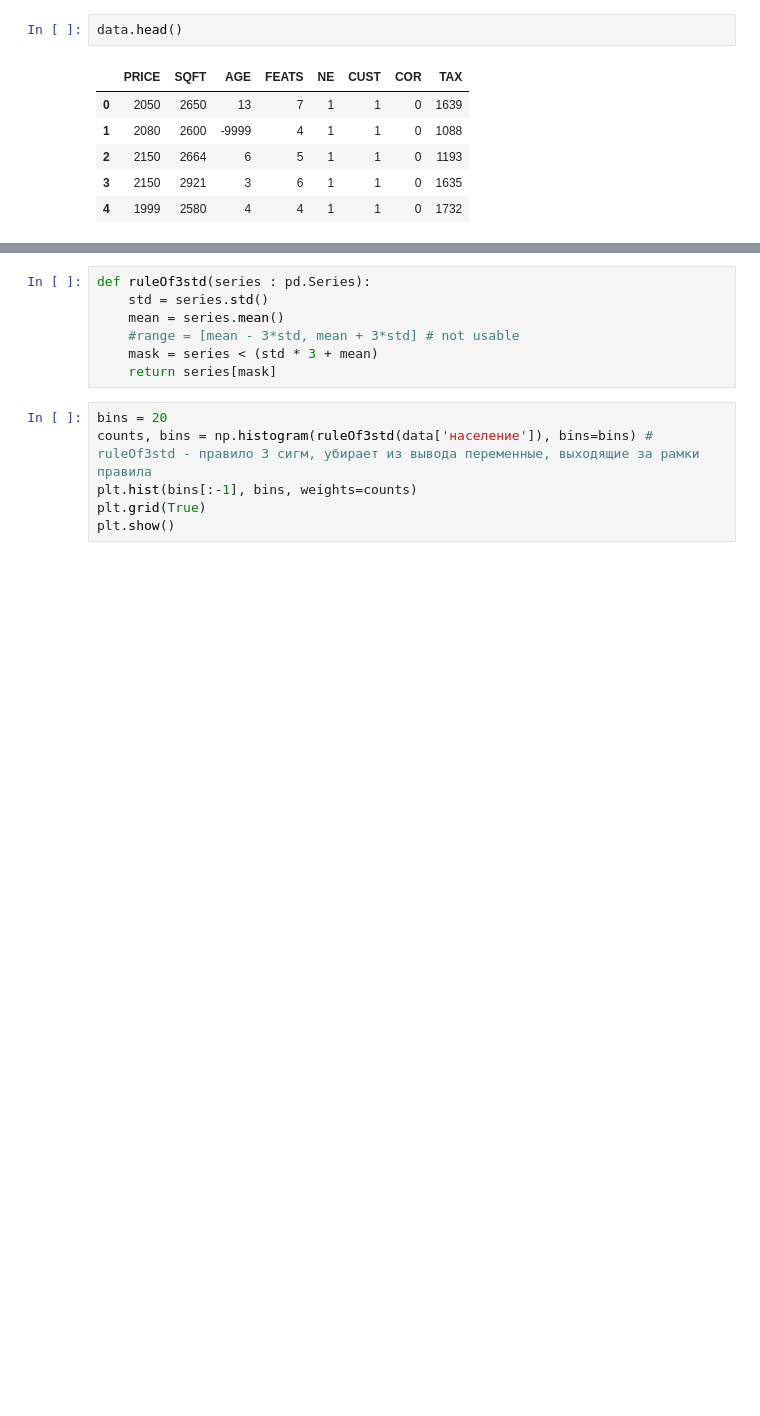
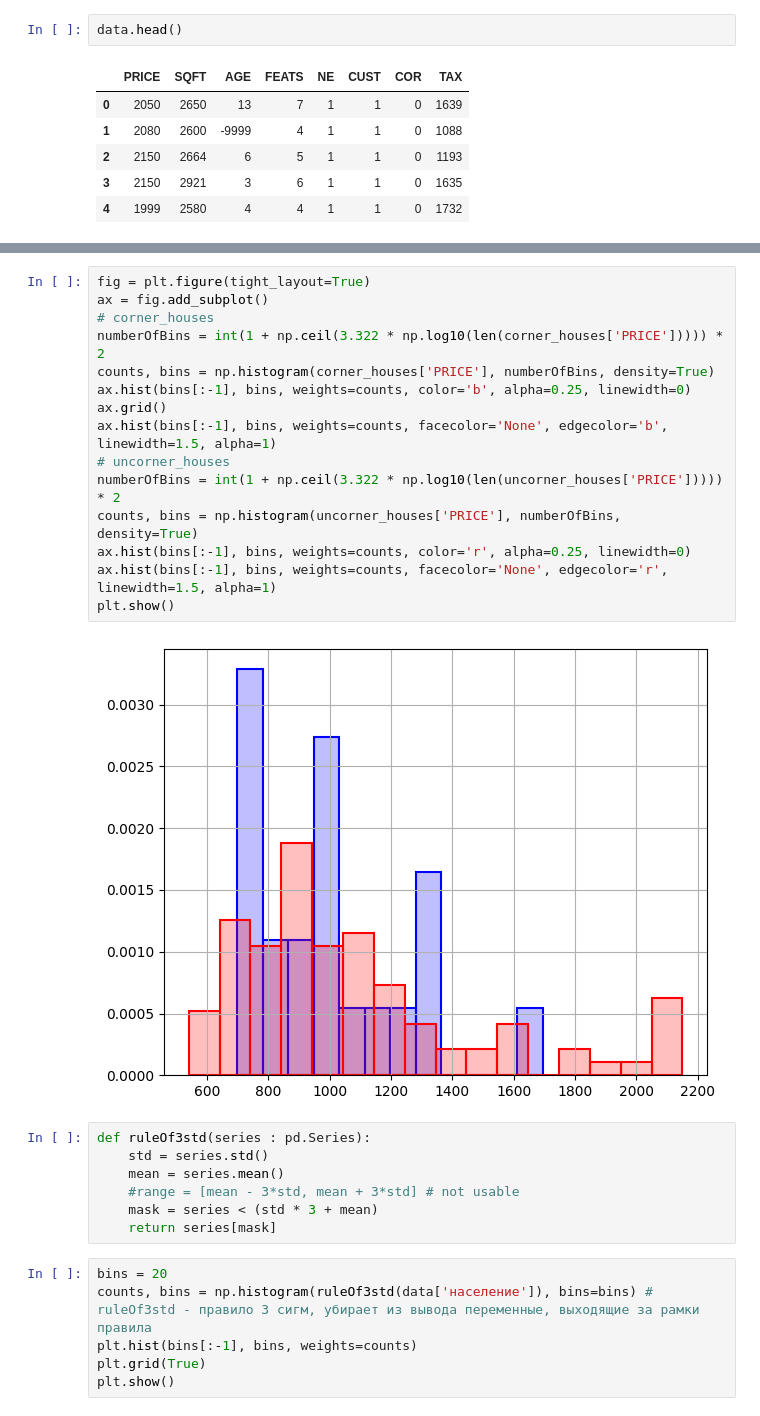
Before and after one commit to EugeneTheWatchman/applied-data-analysis-methods, a Jupyter notebook: z5/hypothesis-testing-part-2.ipynb, the cells around one changed output, grey strips where cells are left out. Cells and saved outputs as stored; diff of their text form; blank space fills up the shorter version.

```diff
--- a/z5/hypothesis-testing-part-2.ipynb
+++ b/z5/hypothesis-testing-part-2.ipynb
@@ -31,3 +72,20 @@ uncorner_houses.head()
+# %%
+fig = plt.figure(tight_layout=True)
+ax = fig.add_subplot()
+# corner_houses
+numberOfBins = int(1 + np.ceil(3.322 * np.log10(len(corner_houses['PRICE'])))) * 2
+counts, bins = np.histogram(corner_houses['PRICE'], numberOfBins, density=True)
+ax.hist(bins[:-1], bins, weights=counts, color='b', alpha=0.25, linewidth=0)
+ax.grid()
+ax.hist(bins[:-1], bins, weights=counts, facecolor='None', edgecolor='b', linewidth=1.5, alpha=1)
+# uncorner_houses
+numberOfBins = int(1 + np.ceil(3.322 * np.log10(len(uncorner_houses['PRICE'])))) * 2
+counts, bins = np.histogram(uncorner_houses['PRICE'], numberOfBins, density=True)
+ax.hist(bins[:-1], bins, weights=counts, color='r', alpha=0.25, linewidth=0)
+ax.hist(bins[:-1], bins, weights=counts, facecolor='None', edgecolor='r', linewidth=1.5, alpha=1)
+plt.show()
+# %% [output]
+[figure, added]
 # %%
 def ruleOf3std(series : pd.Series):
     std = series.std()
```
Also changed, not shown: parts of 4 cells of this notebook.
